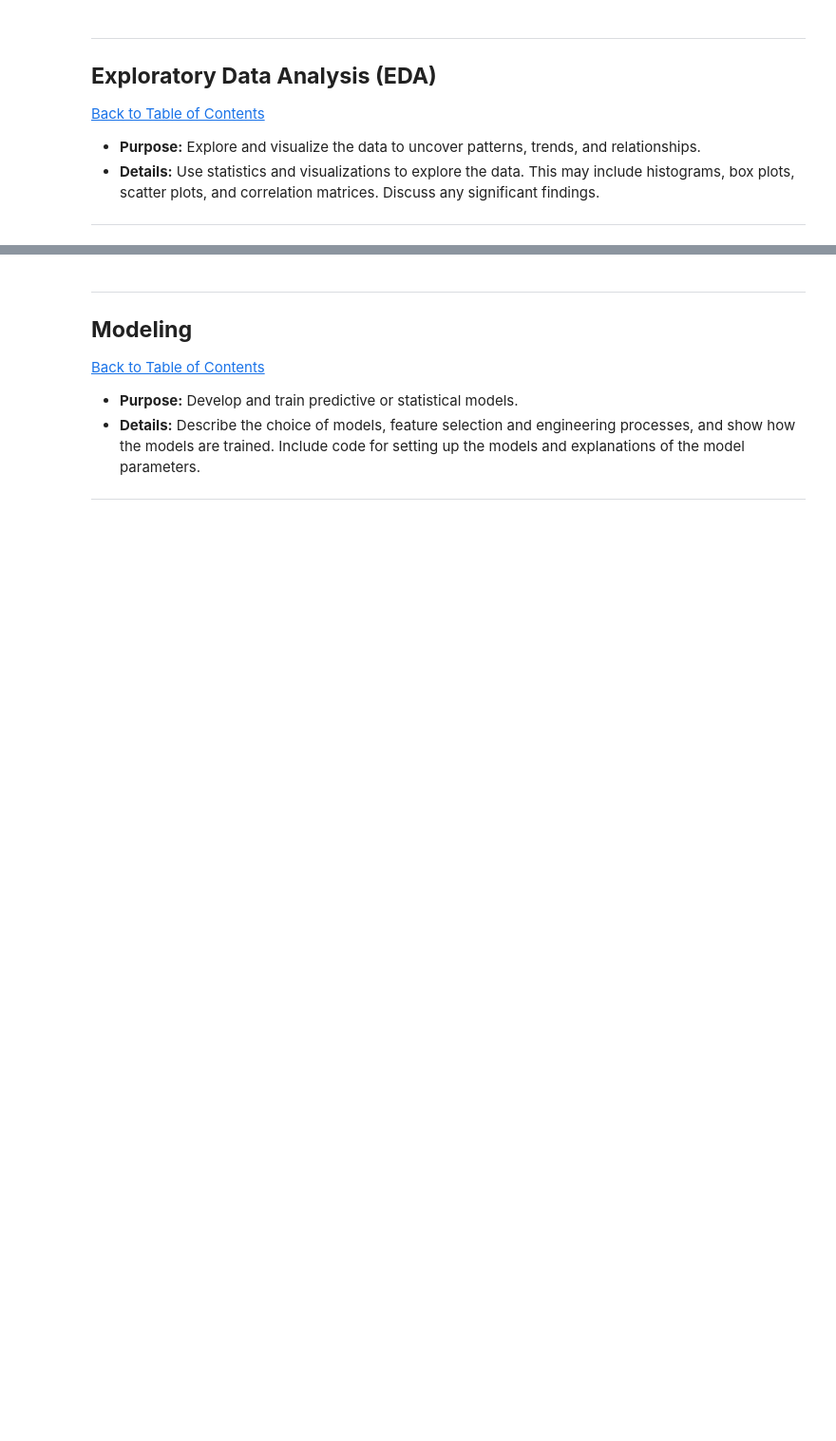
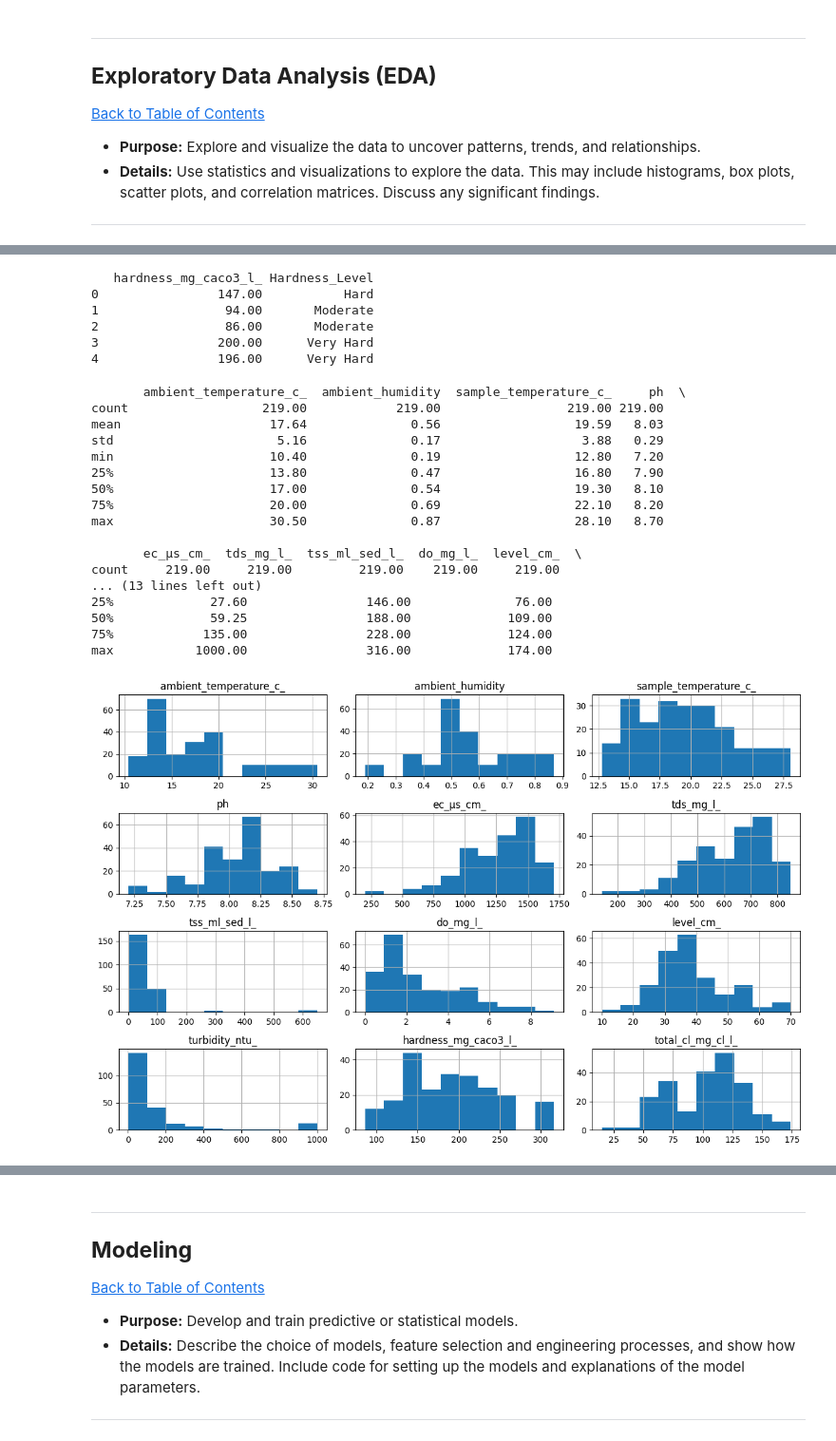
Before and after one commit to Jeremy809/Workplace, a Jupyter notebook: QCTO---Workplace-Module-Notebook-Template-4571.ipynb, the cells around one changed output, grey strips where cells are left out. Shown at 95% size. Drawn from its saved outputs; the diff is of its cells as text; code cells hidden in the pictures; blank space fills up the shorter version.

```diff
--- a/QCTO---Workplace-Module-Notebook-Template-4571.ipynb
+++ b/QCTO---Workplace-Module-Notebook-Template-4571.ipynb
@@ -436,0 +312,80 @@ dtype: int64
+# %%
+# Correct column name
+hardness_col = 'hardness_mg_caco3_l_'
+
+def classify_hardness(hardness):
+    if hardness < 60:
+        return "Soft"
+    elif 60 <= hardness < 120:
+        return "Moderate"
+    elif 120 <= hardness < 180:
+        return "Hard"
+    else:
+        return "Very Hard"
+
+# Apply using the correct column name
+df['Hardness_Level'] = df[hardness_col].apply(classify_hardness)
+print(df[[hardness_col, 'Hardness_Level']].head())
+# %% [output]
+   hardness_mg_caco3_l_ Hardness_Level
+0                147.00           Hard
+1                 94.00       Moderate
+2                 86.00       Moderate
+3                200.00      Very Hard
+4                196.00      Very Hard
+# %%
+# Load cleaned dataset
+df = pd.read_csv("River_water_parameters_cleaned.csv")
+
+# ------------------------
+# 1. Descriptive Statistics
+# ------------------------
+print(df.describe())
+
+# ------------------------
+# 2. Histograms
+# ------------------------
+df.hist(figsize=(12,8))
+plt.tight_layout()
+plt.show()
+
+# ------------------------
+# 3. Boxplots
+# ------------------------
+numeric_cols = df.select_dtypes(include='number').columns
+
+plt.figure(figsize=(12,6))
+sns.boxplot(data=df[numeric_cols])
+plt.xticks(rotation=90)
+plt.show()
+
+# ------------------------
+# 4. Scatter Plot Examples
+# ------------------------
+
+# ------------------------
+# 5. Correlation Heatmap
+# ------------------------
+plt.figure(figsize=(10,8))
+sns.heatmap(df[numeric_cols].corr(), annot=True, cmap="coolwarm")
+plt.title("Correlation Matrix")
+plt.show()
+# %% [output]
+       ambient_temperature_c_  ambient_humidity  sample_temperature_c_     ph  \
+count                  219.00            219.00                 219.00 219.00
+mean                    17.64              0.56                  19.59   8.03
+std                      5.16              0.17                   3.88   0.29
+min                     10.40              0.19                  12.80   7.20
+25%                     13.80              0.47                  16.80   7.90
+50%                     17.00              0.54                  19.30   8.10
+75%                     20.00              0.69                  22.10   8.20
+max                     30.50              0.87                  28.10   8.70
+
+       ec_µs_cm_  tds_mg_l_  tss_ml_sed_l_  do_mg_l_  level_cm_  \
+count     219.00     219.00         219.00    219.00     219.00
+... (13 lines left out)
+25%             27.60                146.00              76.00
+50%             59.25                188.00             109.00
+75%            135.00                228.00             124.00
+max           1000.00                316.00             174.00
+[figure, added]
```
Also changed, not shown: parts of 17 cells of this notebook, 1 other file.
